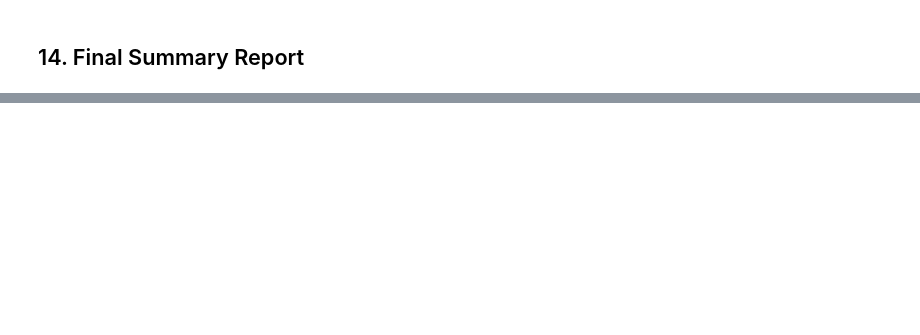
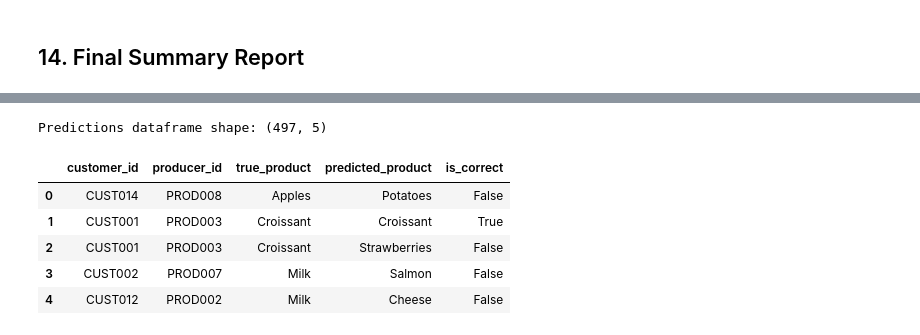
Before and after one commit to Mohamed-Elkiky/UFCFUR-15-3---Advanced-artificial-intelligence, a Jupyter notebook: task1_purchase_prediction/notebooks/03_evaluation.ipynb, the cells around one changed output, grey strips where cells are left out. Cells and saved outputs as stored; diff of their text form; code cells hidden in the pictures; blank space fills up the shorter version.

```diff
--- a/task1_purchase_prediction/notebooks/03_evaluation.ipynb
+++ b/task1_purchase_prediction/notebooks/03_evaluation.ipynb
@@ -555,0 +563,21 @@ Overall Performance:
+# %%
+from evaluate import bias_audit, build_predictions_df, print_bias_audit
+
+predictions_df = build_predictions_df(
+    model_path=MODEL_PATH,
+    orders_path=ORDERS_PATH,
+    products_path=PRODUCTS_PATH,
+    test_size=0.2,
+    random_state=42,
+)
+
+print(f"Predictions dataframe shape: {predictions_df.shape}")
+predictions_df.head()
+# %% [output]
+Predictions dataframe shape: (497, 5)
+|  | customer_id | producer_id | true_product | predicted_product | is_correct |
+| 0 | CUST014 | PROD008 | Apples | Potatoes | False |
+| 1 | CUST001 | PROD003 | Croissant | Croissant | True |
+| 2 | CUST001 | PROD003 | Croissant | Strawberries | False |
+| 3 | CUST002 | PROD007 | Milk | Salmon | False |
+| 4 | CUST012 | PROD002 | Milk | Cheese | False |
```
Also changed, not shown: parts of 17 cells of this notebook, 3 other files.
